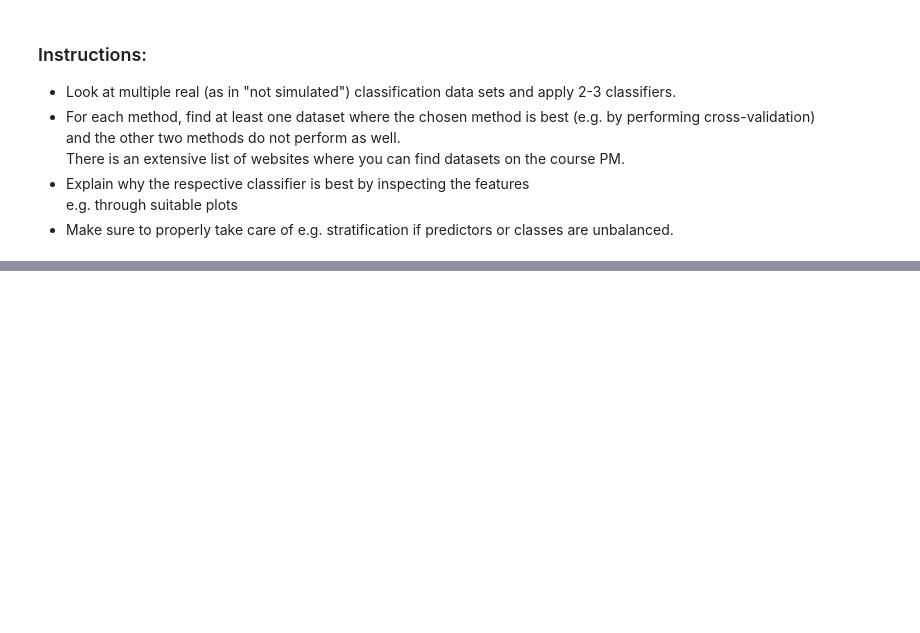
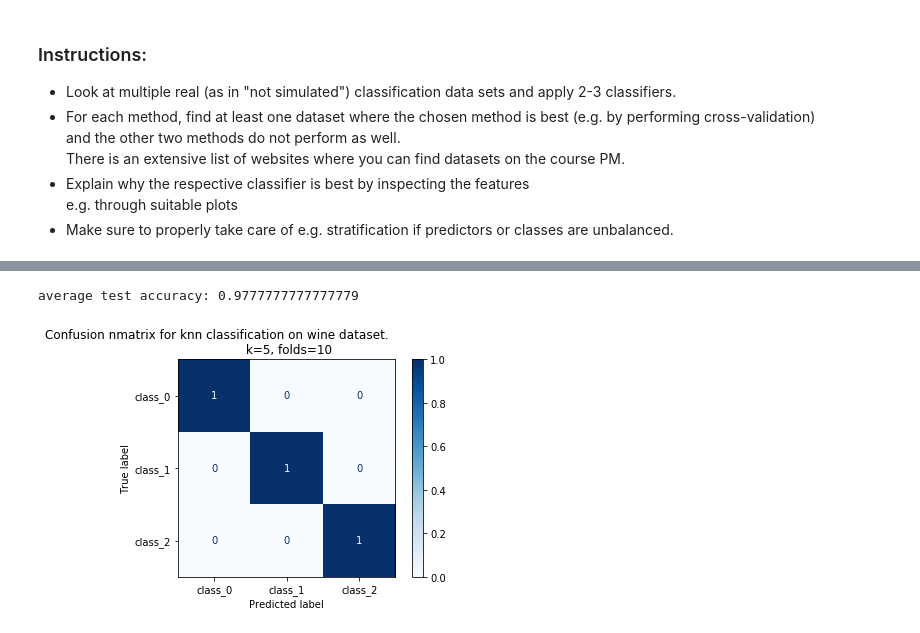
Before and after one commit to emmaryd/statistical-learning, a Jupyter notebook: project-determine-classifier-strengths.ipynb, the cells around one changed output, grey strips where cells are left out. Saved outputs shown, nothing was run; the diff lists cells and outputs as text; code cells hidden in the pictures; blank space fills up the shorter version.

Commit message:
Adding logisitc regression and confusion matrix aswell as general improvements

```diff
--- a/project-determine-classifier-strengths.ipynb
+++ b/project-determine-classifier-strengths.ipynb
@@ -135,0 +204,8 @@ array([0, 1, 2, 3, 4, 5, 6, 7, 8, 9])
+# %%
+knn = run_classifier('wine','logistic_regression', n_folds=10, k_neighbours=5)
+classifier = knn[0]
+accuracy = knn[1]
+#print(accuracy)
+# %% [output]
+average test accuracy: 0.9777777777777779
+[figure, added]
```
Also changed, not shown: parts of 16 cells of this notebook.
